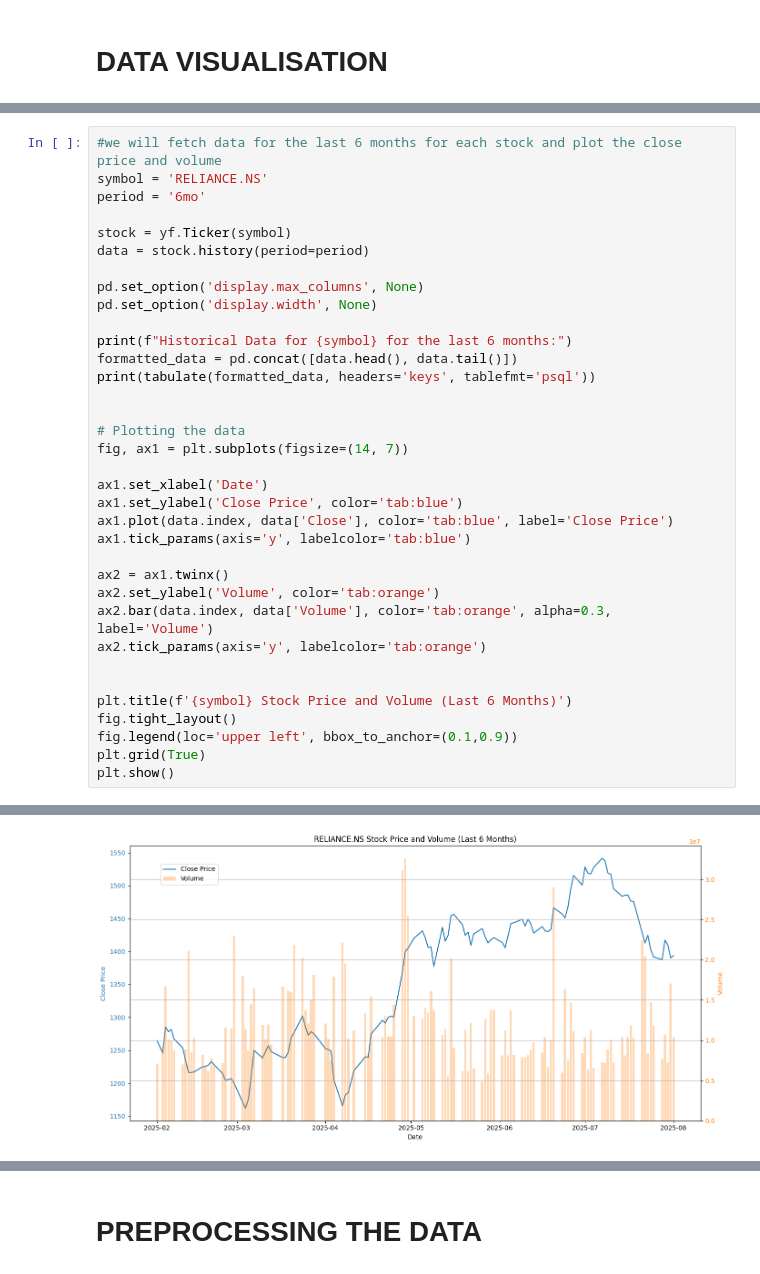
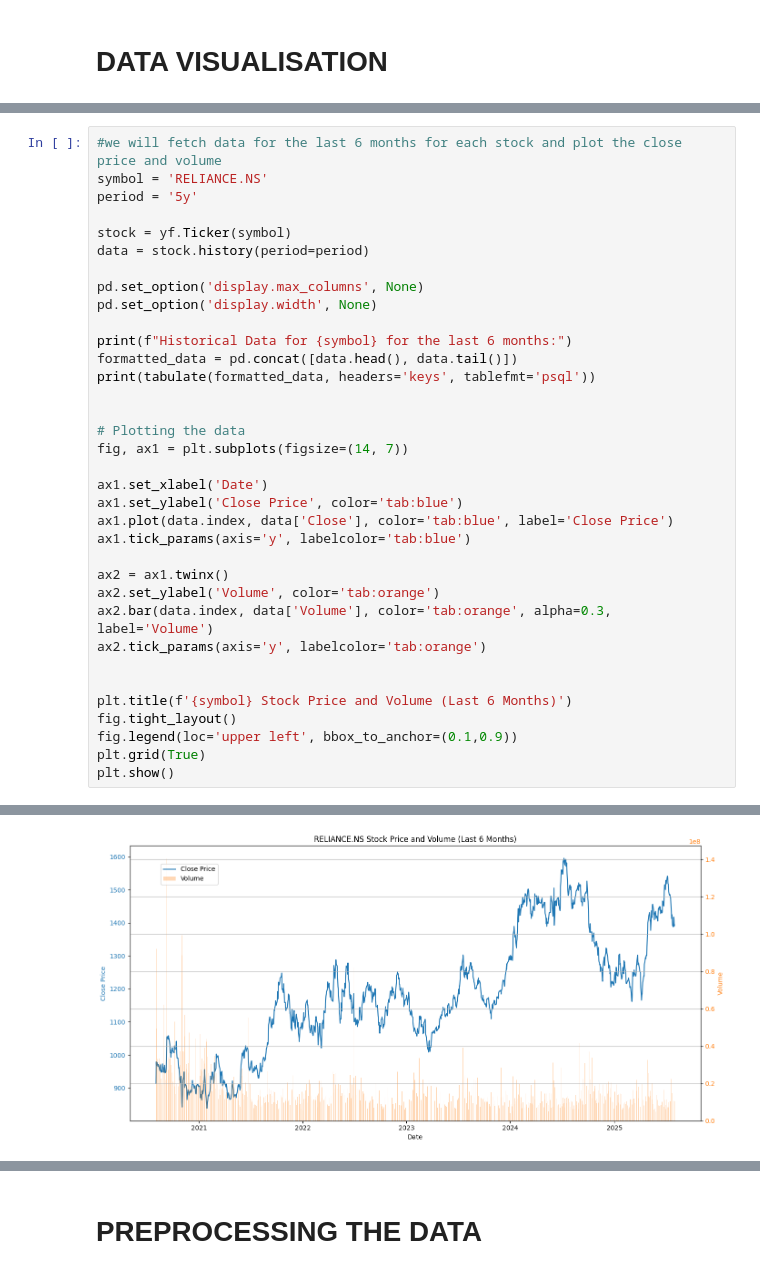
Before and after one commit to ayushcodes13/Algo-Trading-System-with-ML-Automation, a Jupyter notebook: xgboost.ipynb, the cells around one changed output, grey strips where cells are left out. Saved outputs shown, nothing was run; the diff lists cells and outputs as text.

```diff
--- a/xgboost.ipynb
+++ b/xgboost.ipynb
@@ -98,7 +98,7 @@ Historical Data for HDFCBANK.NS for the last 6 months:
 # %%
 #we will fetch data for the last 6 months for each stock and plot the close price and volume
 symbol = 'RELIANCE.NS'
-period = '6mo'
+period = '5y'
 
 stock = yf.Ticker(symbol)
 data = stock.history(period=period)
@@ -149,4 +149,4 @@ Historical Data for RELIANCE.NS for the last 6 months:
-[figure, old version]
+[figure, new version]
 # %%
 #we will fetch data for the last 6 months for each stock and plot the close price and volume
 symbol = 'INFY.NS'
```
Also changed, not shown: parts of 14 cells of this notebook.
